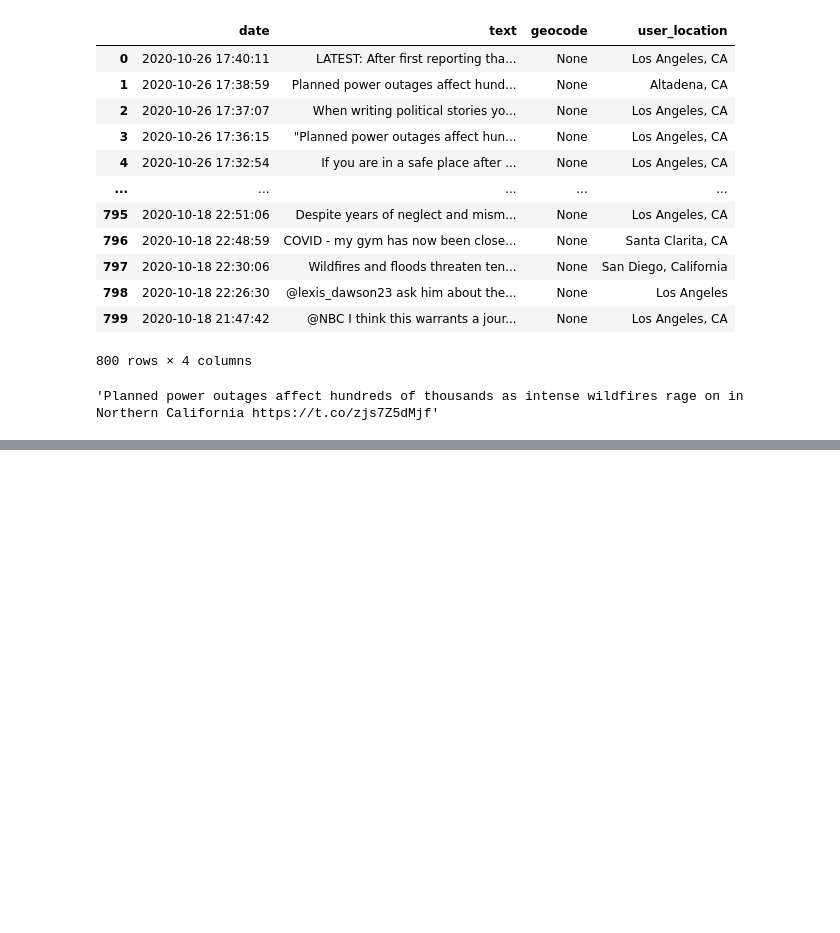
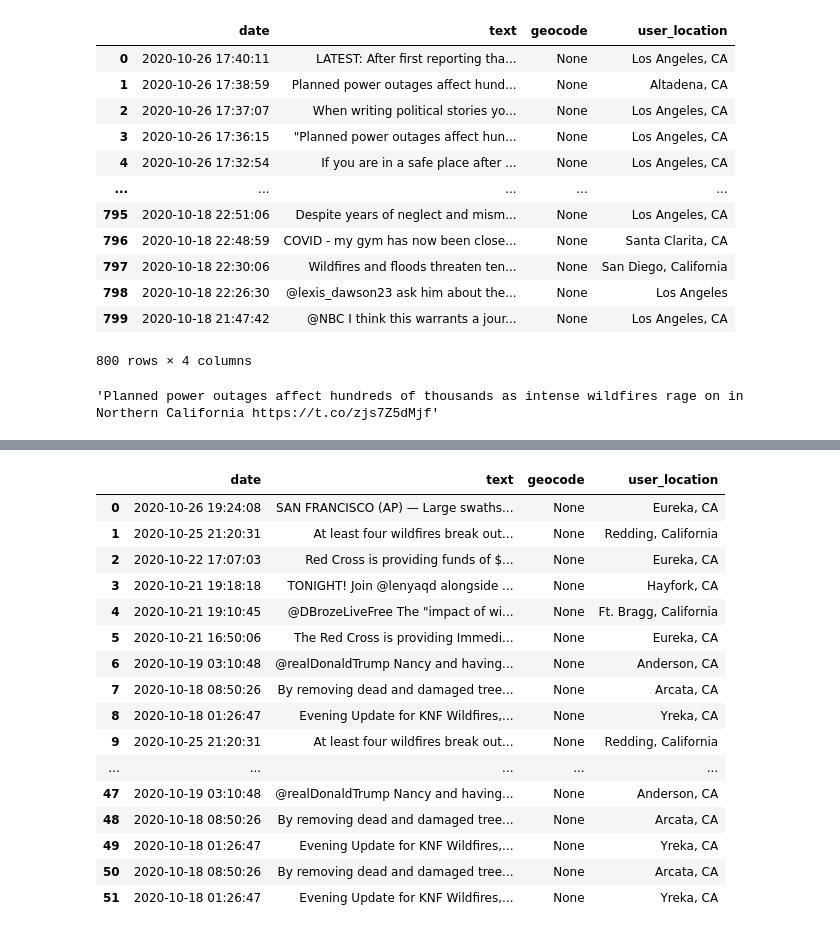
Before and after one commit to jefremides/Project_5, a Jupyter notebook: sean.ipynb, the cells around one changed output, grey strips where cells are left out. Saved outputs shown, nothing was run; the diff lists cells and outputs as text; code cells hidden in the pictures; blank space fills up the shorter version.

Commit message:
updated tweet list

```diff
--- a/sean.ipynb
+++ b/sean.ipynb
@@ -9,5 +12,5 @@ import tweepy
 # %%
-auth = tweepy.AppAuthHandler('YOUR_CONSUMER_KEY','YOUR_CONSUMER_SECRET')
+auth = tweepy.AppAuthHandler('LkLnmiQ9tX1NLPdORsJVxoCEb','C32xJFK6i4EKECBfT31DFoF8xhyk2wxOjREA1DX588eWMfjHAE')
 # %%
 api = tweepy.API(auth)
 output = []
@@ -108,0 +381,24 @@ best.to_csv('twitter/best_tweets.csv',index=False)
+# %%
+eureka_geo = '40.80327,-124.15953,100mi'
+# %%
+eureka = get_tweets(eureka_geo,my_dates)
+# %%
+eureka
+# %% [output]
+|  | date | text | geocode | user_location |
+| 0 | 2020-10-26 19:24:08 | SAN FRANCISCO (AP) — Large swaths... | None | Eureka, CA |
+| 1 | 2020-10-25 21:20:31 | At least four wildfires break out... | None | Redding, California |
+| 2 | 2020-10-22 17:07:03 | Red Cross is providing funds of $... | None | Eureka, CA |
+| 3 | 2020-10-21 19:18:18 | TONIGHT! Join @lenyaqd alongside ... | None | Hayfork, CA |
+| 4 | 2020-10-21 19:10:45 | @DBrozeLiveFree The "impact of wi... | None | Ft. Bragg, California |
+| 5 | 2020-10-21 16:50:06 | The Red Cross is providing Immedi... | None | Eureka, CA |
+| 6 | 2020-10-19 03:10:48 | @realDonaldTrump Nancy and having... | None | Anderson, CA |
+| 7 | 2020-10-18 08:50:26 | By removing dead and damaged tree... | None | Arcata, CA |
+| 8 | 2020-10-18 01:26:47 | Evening Update for KNF Wildfires,... | None | Yreka, CA |
+| 9 | 2020-10-25 21:20:31 | At least four wildfires break out... | None | Redding, California |
+| ... | ... | ... | ... | ... |
+| 47 | 2020-10-19 03:10:48 | @realDonaldTrump Nancy and having... | None | Anderson, CA |
+| 48 | 2020-10-18 08:50:26 | By removing dead and damaged tree... | None | Arcata, CA |
+| 49 | 2020-10-18 01:26:47 | Evening Update for KNF Wildfires,... | None | Yreka, CA |
+| 50 | 2020-10-18 08:50:26 | By removing dead and damaged tree... | None | Arcata, CA |
+| 51 | 2020-10-18 01:26:47 | Evening Update for KNF Wildfires,... | None | Yreka, CA |
```
Also changed, not shown: parts of 50 cells of this notebook, 4 other files.
